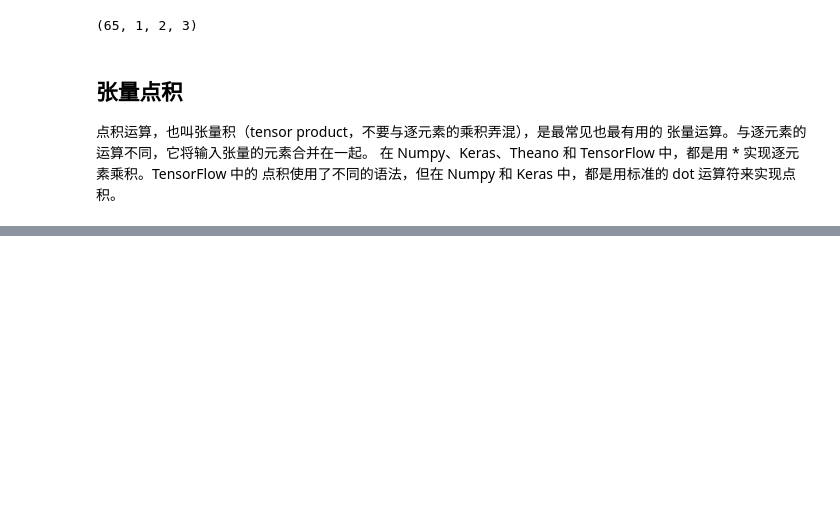
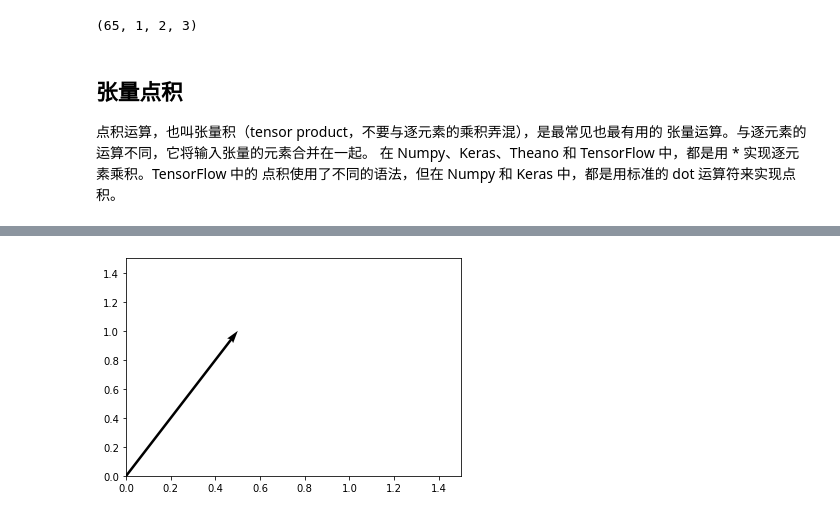
Before and after one commit to MikuSugar/TensorFlow_Study, a Jupyter notebook: concept/tensor_operation.ipynb, the cells around one changed output, grey strips where cells are left out. Saved outputs shown, nothing was run; the diff lists cells and outputs as text; code cells hidden in the pictures; blank space fills up the shorter version.

```diff
--- a/concept/tensor_operation.ipynb
+++ b/concept/tensor_operation.ipynb
@@ -103,0 +237,10 @@ print(z.shape)
+# %%
+import matplotlib.pyplot as plt
+
+fig, ax = plt.subplots()
+a = ax.quiver(0, 0, 0.5, 1, angles='xy', scale_units='xy', scale=1)
+ax.set_xlim([0, 1.5])
+ax.set_ylim([0, 1.5])
+plt.show()
+# %% [output]
+[figure, added]
```
Also changed, not shown: parts of 15 cells of this notebook, 1 other file.
